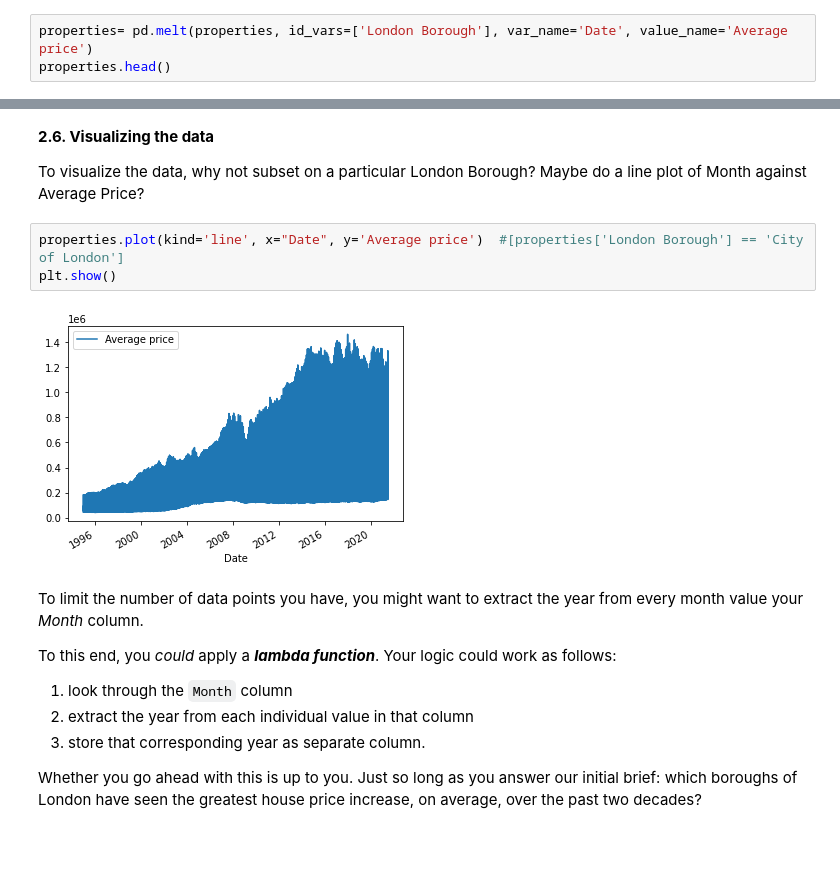
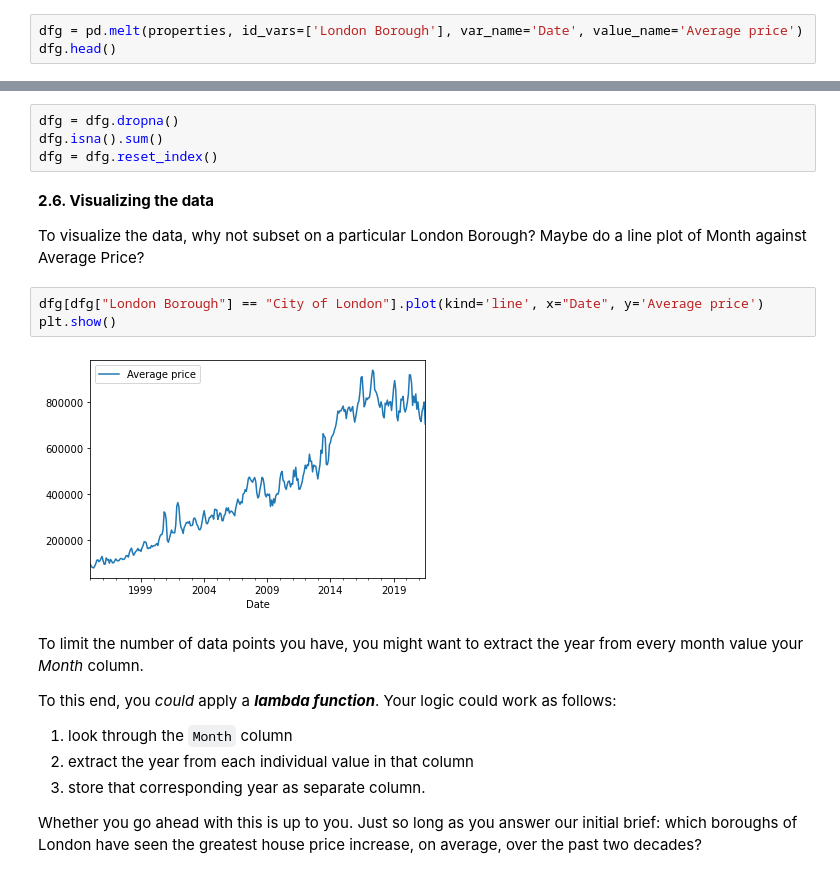
Before and after one commit to dpowell022/springboard, a Jupyter notebook: Unit 4 Challenge - Tier 3.ipynb, the cells around one changed output, grey strips where cells are left out. Saved outputs shown, nothing was run; the diff lists cells and outputs as text; blank space fills up the shorter version.

```diff
--- a/Unit 4 Challenge - Tier 3.ipynb
+++ b/Unit 4 Challenge - Tier 3.ipynb
@@ -150,8 +150,8 @@ Remember what Wes McKinney said about tidy data?
 
 You might need to **melt** your DataFrame here.
 # %%
-properties= pd.melt(properties, id_vars=['London Borough'], var_name='Date', value_name='Average price')
-properties.head()
+dfg = pd.melt(properties, id_vars=['London Borough'], var_name='Date', value_name='Average price')
+dfg.head()
 # %% [output]
 |  | London Borough | Date | Average price |
 | 0 | City of London | 1995-01-01 | 91448.98487 |
@@ -191,12 +181,16 @@ dtype: int64
+# %%
+dfg = dfg.dropna()
+dfg.isna().sum()
+dfg = dfg.reset_index()
 # %% [markdown]
 **2.6. Visualizing the data**
 
 To visualize the data, why not subset on a particular London Borough? Maybe do a line plot of Month against Average Price?
 # %%
-properties.plot(kind='line', x="Date", y='Average price')  #[properties['London Borough'] == 'City of London']
+dfg[dfg["London Borough"] == "City of London"].plot(kind='line', x="Date", y='Average price')
 plt.show()
 # %% [output]
-[figure, old version]
+[figure, new version]
 # %% [markdown]
 To limit the number of data points you have, you might want to extract the year from every month value your *Month* column.
 
```
Also changed, not shown: parts of 7 cells of this notebook.
